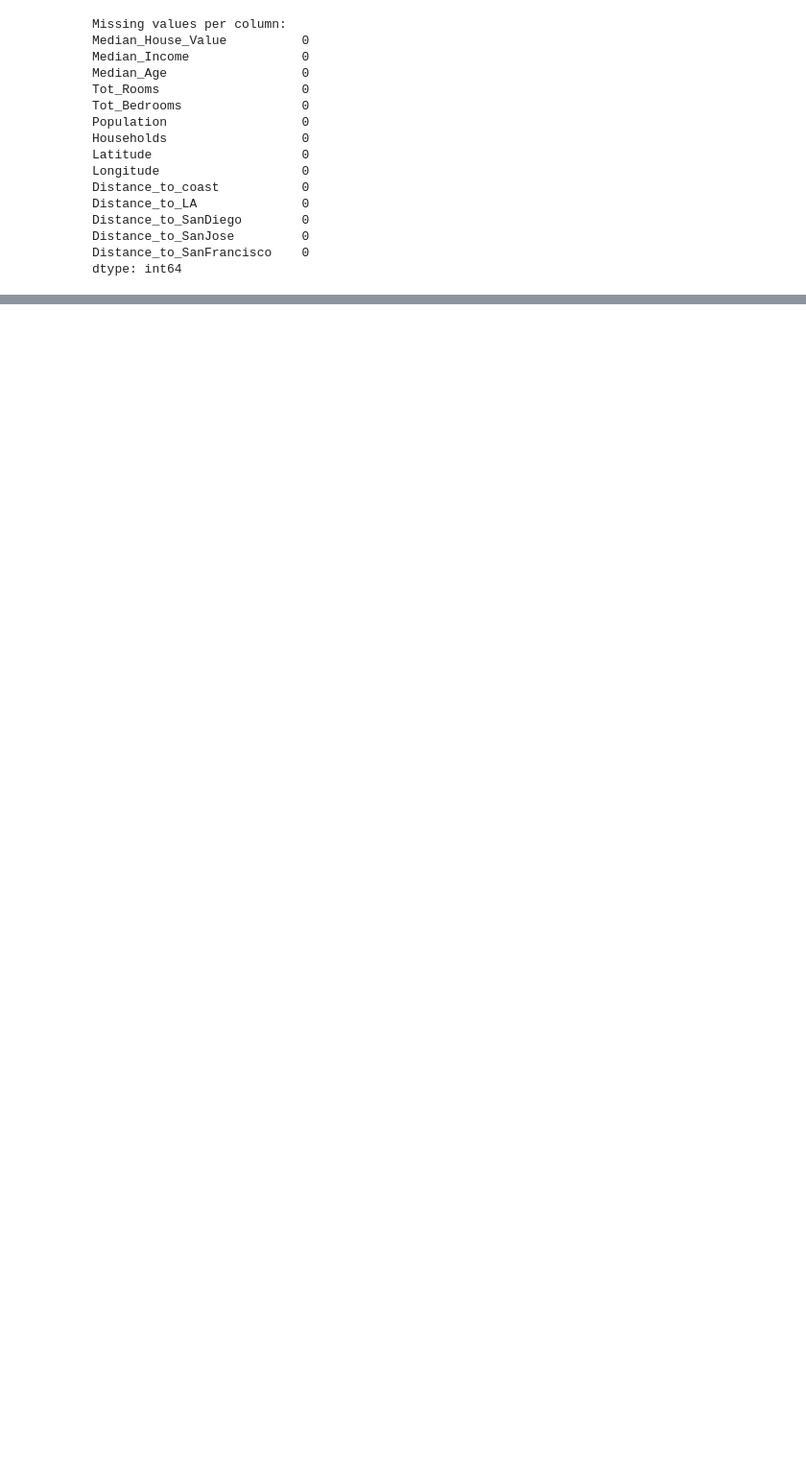
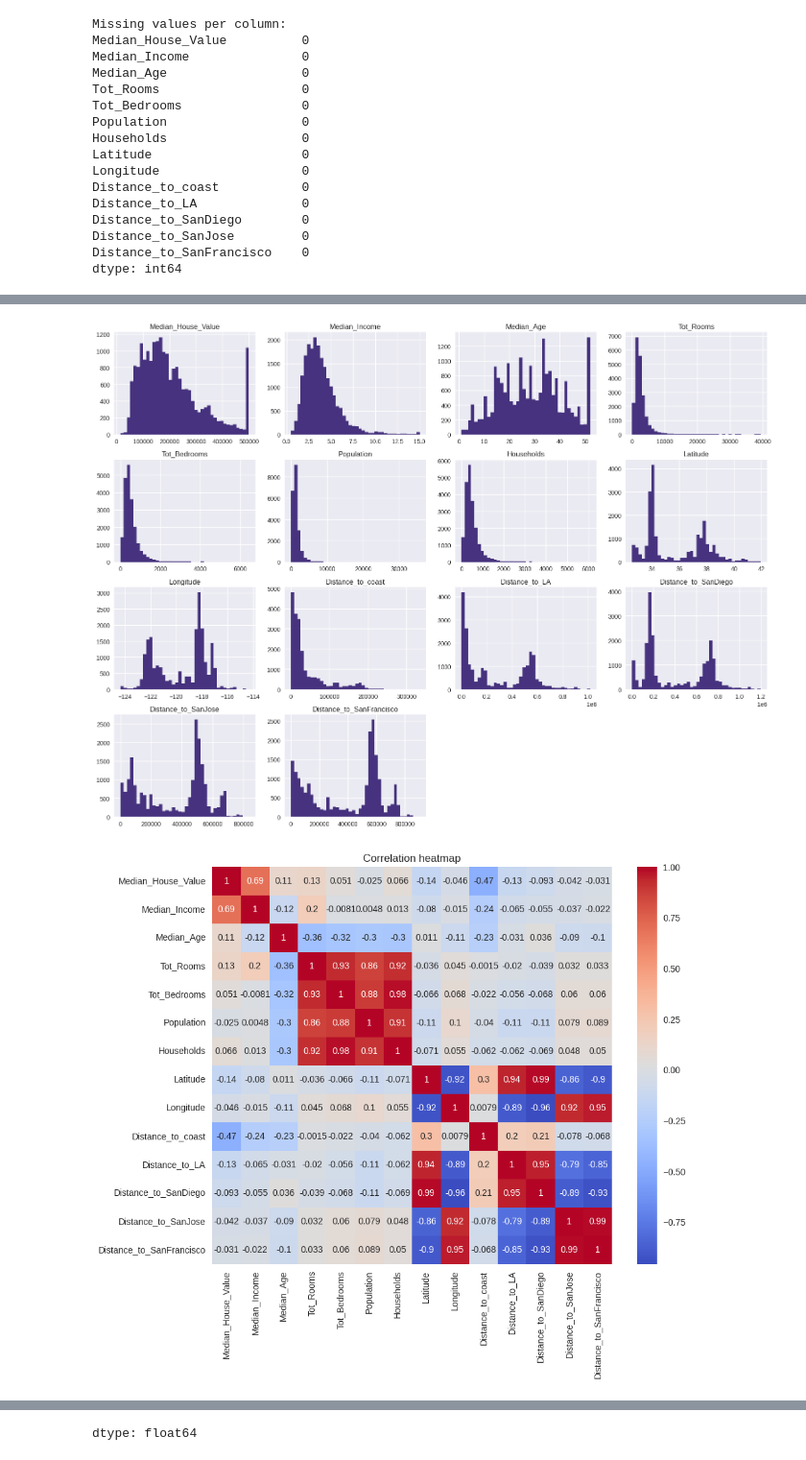
Before and after one commit to YazeedQasas/Housing_Prices_Prediction, a Jupyter notebook: Housing+Prices_Prediction.ipynb, the cells around one changed output, grey strips where cells are left out. Shown: that part at 96% size. Drawn from its saved outputs; the diff is of its cells as text; code cells hidden in the pictures; blank space fills up the shorter version.

Commit message:
Add EDA, target definition, Train-test splitting and preprocessing, regression models, classification models

```diff
--- a/Housing+Prices_Prediction.ipynb
+++ b/Housing+Prices_Prediction.ipynb
@@ -92,0 +97,22 @@ dtype: int64
+# %%
+df.head()
+
+# Historgrams for all numeric features
+df.hist(figsize=(16,12), bins=40)
+plt.tight_layout()
+plt.show()
+
+#Correlation matrix
+corr = df.corr(numeric_only=True)
+plt.figure(figsize=(10, 8))
+sns.heatmap(corr, annot=True, cmap='coolwarm')
+plt.title("Correlation heatmap")
+plt.show()
+
+#Sort correlations with Median_House_Value
+target_col = "Median_House_Value"  # adapt if the column name differs
+corr_target = corr[target_col].sort_values(ascending=False)
+corr_target
+# %% [output]
+[figure, added]
+[figure, added]
@@ -92,0 +134 @@ dtype: int64
+dtype: float64
```
Also changed, not shown: parts of 16 cells of this notebook.
